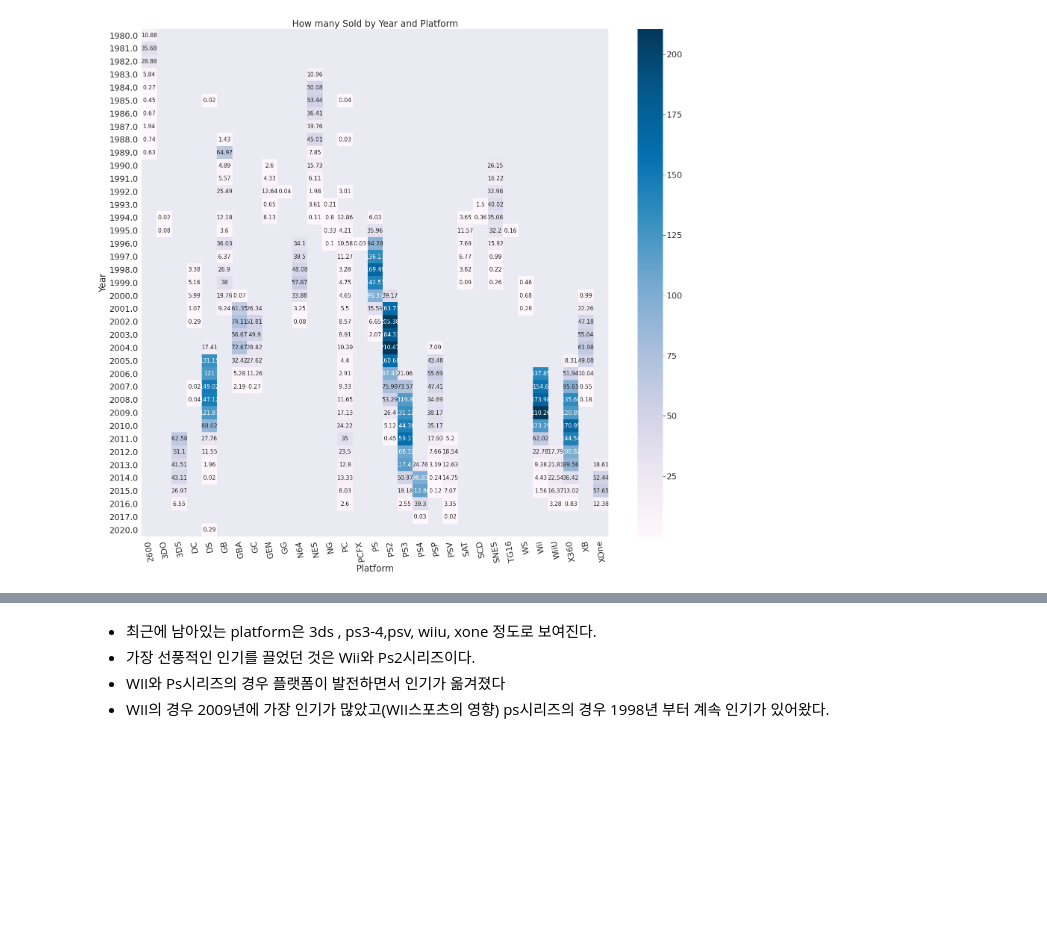
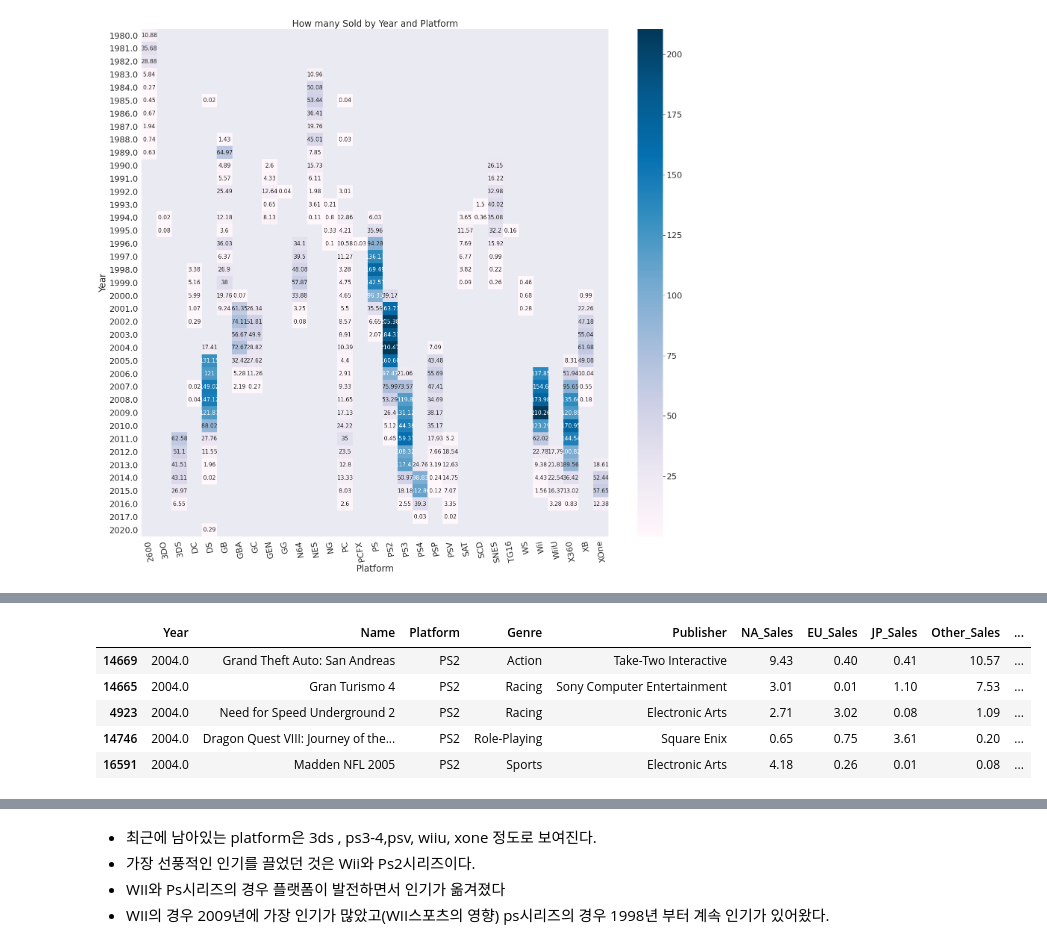
Before and after one commit to syh0397/codestates-AI-bootcamp-1, a Jupyter notebook: Untitled0.ipynb, the cells around one changed output, grey strips where cells are left out. Saved outputs shown, nothing was run; the diff lists cells and outputs as text; code cells hidden in the pictures; blank space fills up the shorter version.

```diff
--- a/Untitled0.ipynb
+++ b/Untitled0.ipynb
@@ -501,0 +506,9 @@ plt.show()
+# %%
+data[data['Platform'] == 'PS2'][df['Year'] == 2004][:5]
+# %% [output]
+|  | Year | Name | Platform | Genre | Publisher | NA_Sales | EU_Sales | JP_Sales | Other_Sales | ... |
+| 14669 | 2004.0 | Grand Theft Auto: San Andreas | PS2 | Action | Take-Two Interactive | 9.43 | 0.40 | 0.41 | 10.57 | ... |
+| 14665 | 2004.0 | Gran Turismo 4 | PS2 | Racing | Sony Computer Entertainment | 3.01 | 0.01 | 1.10 | 7.53 | ... |
+| 4923 | 2004.0 | Need for Speed Underground 2 | PS2 | Racing | Electronic Arts | 2.71 | 3.02 | 0.08 | 1.09 | ... |
+| 14746 | 2004.0 | Dragon Quest VIII: Journey of the... | PS2 | Role-Playing | Square Enix | 0.65 | 0.75 | 3.61 | 0.20 | ... |
+| 16591 | 2004.0 | Madden NFL 2005 | PS2 | Sports | Electronic Arts | 4.18 | 0.26 | 0.01 | 0.08 | ... |
```
Also changed, not shown: parts of 17 cells of this notebook.
